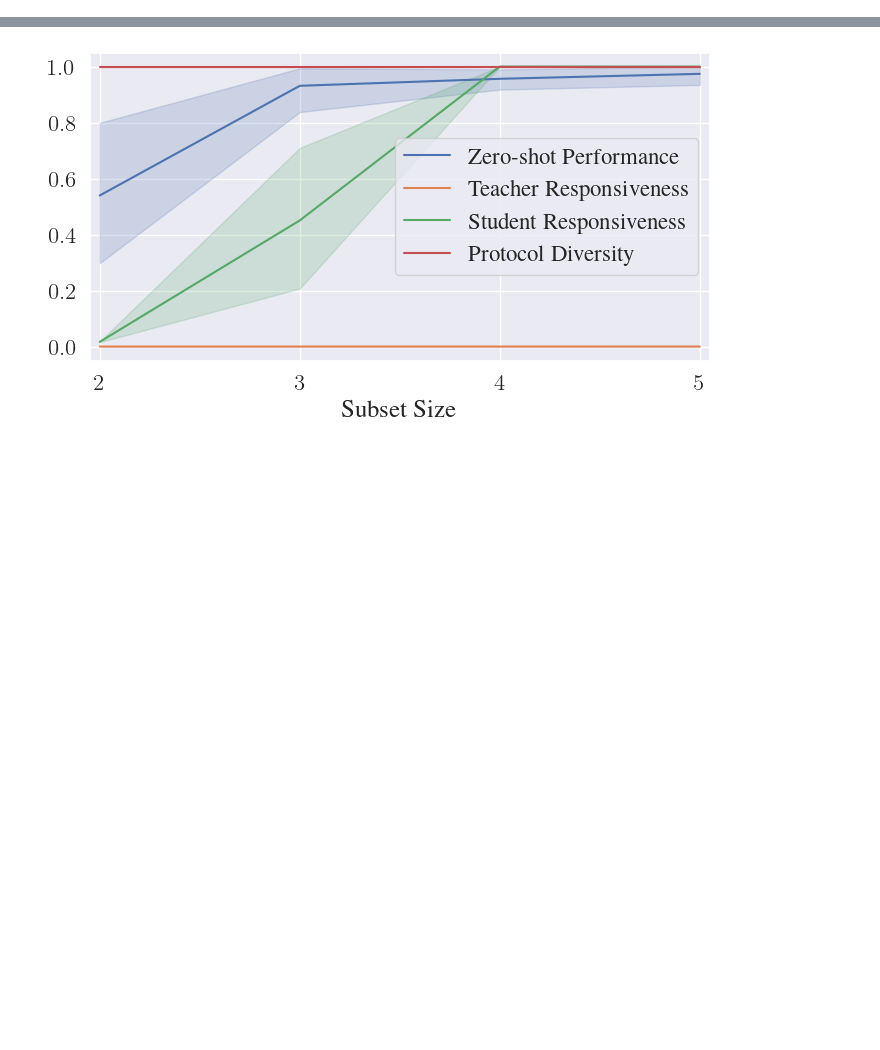
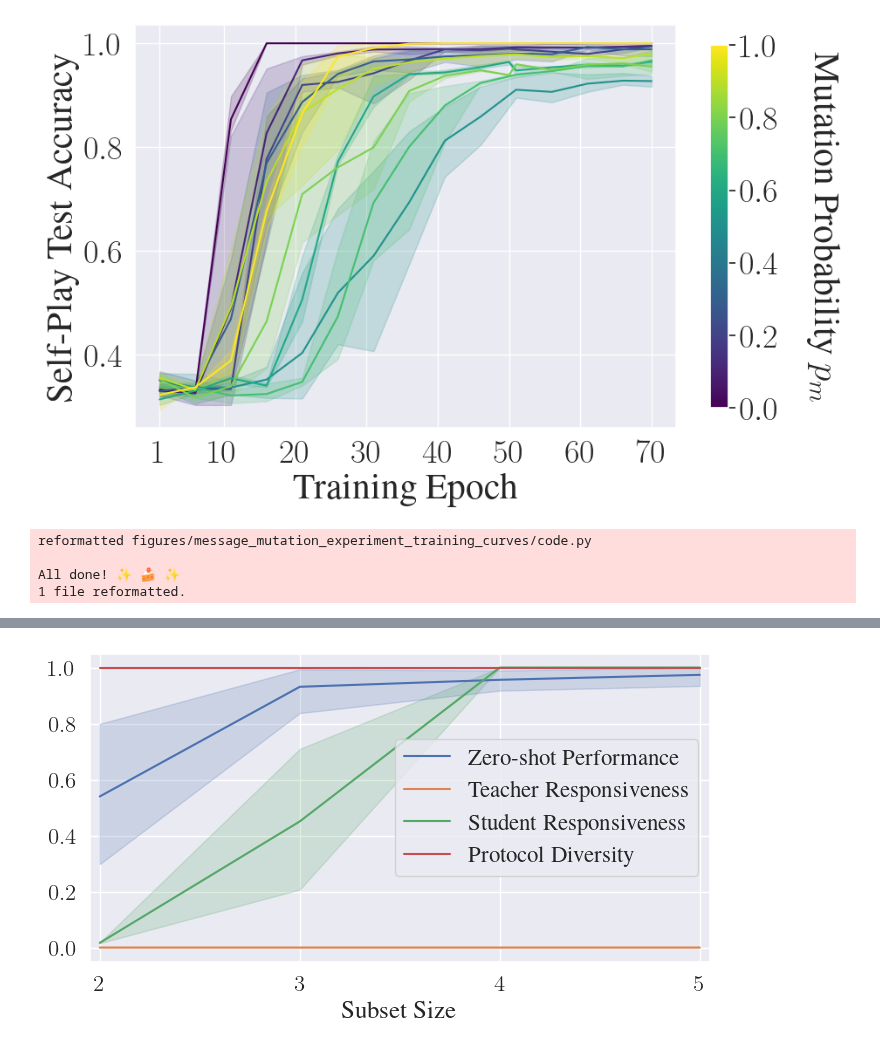
Before and after one commit to DylanCope/zero-shot-comm, a Jupyter notebook: notebooks/recreate-plots.ipynb, the cells around one changed output, grey strips where cells are left out. Cells and saved outputs as stored; diff of their text form; code cells hidden in the pictures; blank space fills up the shorter version.

Commit message:
recreated history training curves

```diff
--- a/notebooks/recreate-plots.ipynb
+++ b/notebooks/recreate-plots.ipynb
@@ -246,0 +269,44 @@ All done! ✨ 🍰 ✨
+# %%
+from seaborn.palettes import color_palette
+
+def plot_message_mutation_experiment_training_curves(history_df):
+    set_plotting_style(font_scale=2.5)
+
+    plt.figure(figsize=(10, 6))
+
+    norm = plt.Normalize(0, 1)
+    sm = plt.cm.ScalarMappable(cmap="viridis", norm=norm)
+
+    ax = sns.lineplot(history_df,
+                      x='epoch',
+                      y='ground_truth_acc',
+                      hue=r'$p_{m}$',
+                      palette='viridis',
+                      legend=False)
+
+    # ax.get_legend().remove()
+    cbar = ax.figure.colorbar(sm, ax=ax, shrink=0.9)
+    cbar.set_label(
+        r'Mutation Probability $p_{m}$',
+        rotation=-90,
+        labelpad=50.0,
+    )
+
+    ax.set_xticks([1]+list(range(10, 71, 10)))
+
+    plt.xlabel('Training Epoch')
+    plt.ylabel('Self-Play Test Accuracy')
+
+
+save_reproducible_figure(
+    'message_mutation_experiment_training_curves',
+    history_df,
+    plot_message_mutation_experiment_training_curves,
+    show=True
+)
+# %% [output]
+[figure, added]
+reformatted figures/message_mutation_experiment_training_curves/code.py
+
+All done! ✨ 🍰 ✨
+1 file reformatted.
```
Also changed, not shown: parts of 11 cells of this notebook, 8 other files.
